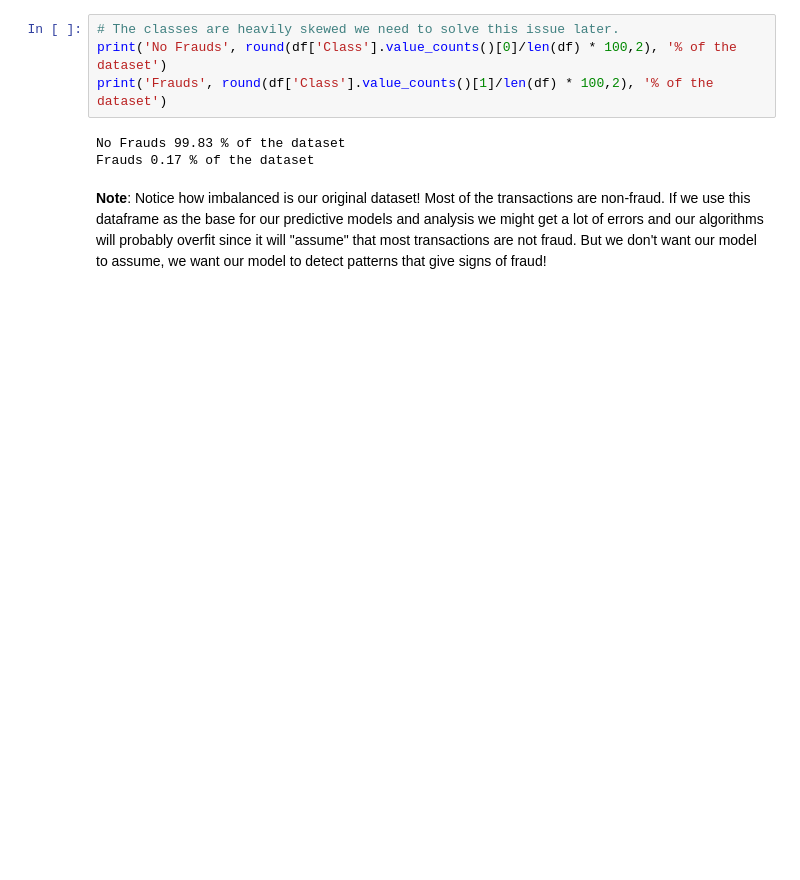
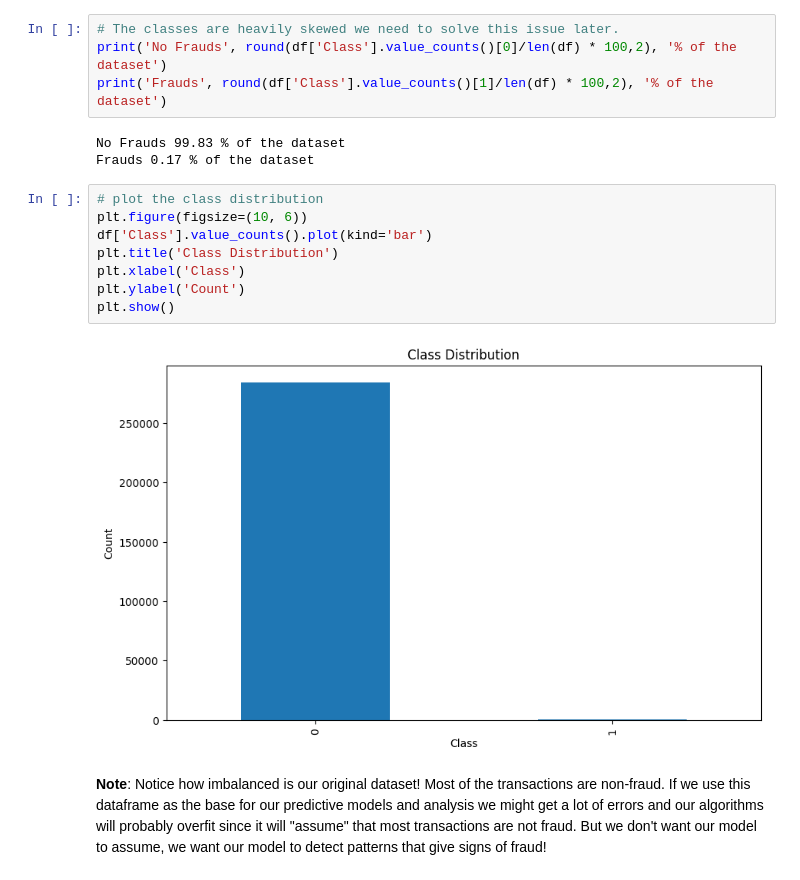
Before and after one commit to shreyashguptas/Credit-Card-Fraud-Detection-using-Machine-Learning, a Jupyter notebook: fraud-detection.ipynb, the cells around one changed output. Drawn from its saved outputs; the diff is of its cells as text; blank space fills up the shorter version.

```diff
--- a/fraud-detection.ipynb
+++ b/fraud-detection.ipynb
@@ -162,6 +177,16 @@ print('Frauds', round(df['Class'].value_counts()[1]/len(df) * 100,2), '% of the
 # %% [output]
 No Frauds 99.83 % of the dataset
 Frauds 0.17 % of the dataset
+# %%
+# plot the class distribution
+plt.figure(figsize=(10, 6))
+df['Class'].value_counts().plot(kind='bar')
+plt.title('Class Distribution')
+plt.xlabel('Class')
+plt.ylabel('Count')
+plt.show()
+# %% [output]
+[figure, added]
 # %% [markdown]
 **Note**: Notice how imbalanced is our original dataset! Most of the transactions are non-fraud. If we use this dataframe as the base for our predictive models and analysis we might get a lot of errors and our algorithms will probably overfit since it will "assume" that most transactions are not fraud. But we don't want our model to assume, we want our model to detect patterns that give signs of fraud!
 # %%
```
Also changed, not shown: parts of 65 cells of this notebook, 3 other files.
